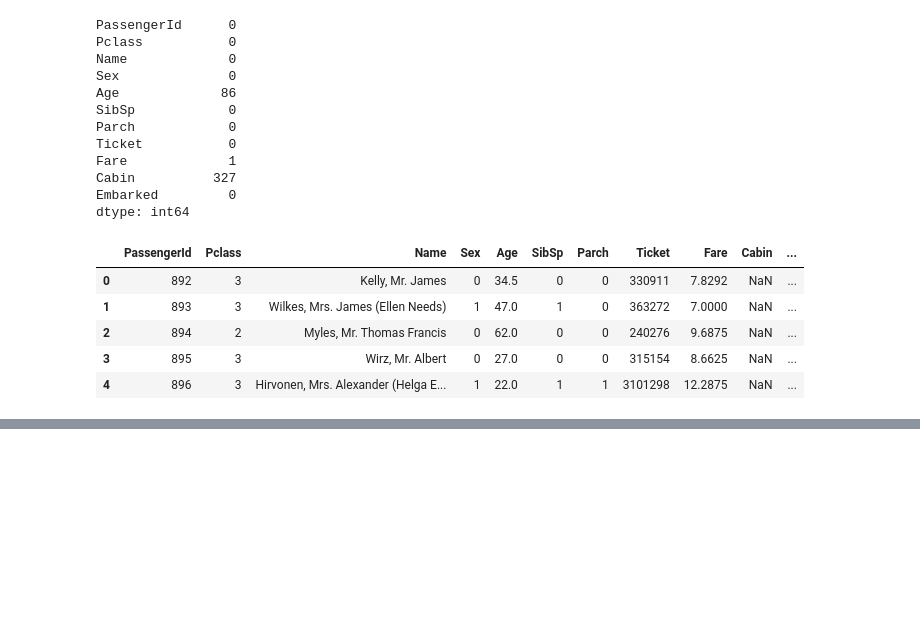
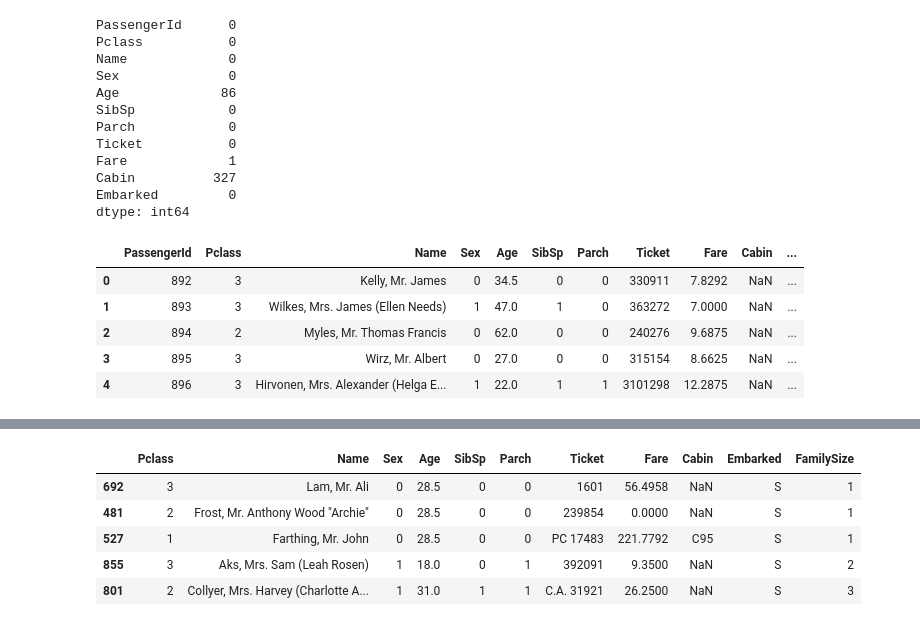
Before and after one commit to Shamil-lateef/titanic-kaggle, a Jupyter notebook: main.ipynb, the cells around one changed output, grey strips where cells are left out. Saved outputs shown, nothing was run; the diff lists cells and outputs as text; code cells hidden in the pictures; blank space fills up the shorter version.

```diff
--- a/main.ipynb
+++ b/main.ipynb
@@ -151,0 +202,8 @@ test.head()
+# %%
+fare_median = X_train["Fare"].median()
+
+X_train["Fare"] = X_train["Fare"].fillna(fare_median)
+X_valid["Fare"] = X_valid["Fare"].fillna(fare_median)
+# %%
+embarked_mode = X_train["Embarked"].mode()[0]
+X_train["Embarked"] = X_train["Embarked"].fillna(embarked_mode)
@@ -151,0 +225,9 @@ test.head()
+# %%
+X_train.head()
+# %% [output]
+|  | Pclass | Name | Sex | Age | SibSp | Parch | Ticket | Fare | Cabin | Embarked | FamilySize |
+| 692 | 3 | Lam, Mr. Ali | 0 | 28.5 | 0 | 0 | 1601 | 56.4958 | NaN | S | 1 |
+| 481 | 2 | Frost, Mr. Anthony Wood "Archie" | 0 | 28.5 | 0 | 0 | 239854 | 0.0000 | NaN | S | 1 |
+| 527 | 1 | Farthing, Mr. John | 0 | 28.5 | 0 | 0 | PC 17483 | 221.7792 | C95 | S | 1 |
+| 855 | 3 | Aks, Mrs. Sam (Leah Rosen) | 1 | 18.0 | 0 | 1 | 392091 | 9.3500 | NaN | S | 2 |
+| 801 | 2 | Collyer, Mrs. Harvey (Charlotte A... | 1 | 31.0 | 1 | 1 | C.A. 31921 | 26.2500 | NaN | S | 3 |
```
Also changed, not shown: parts of 11 cells of this notebook, 1 other file.
